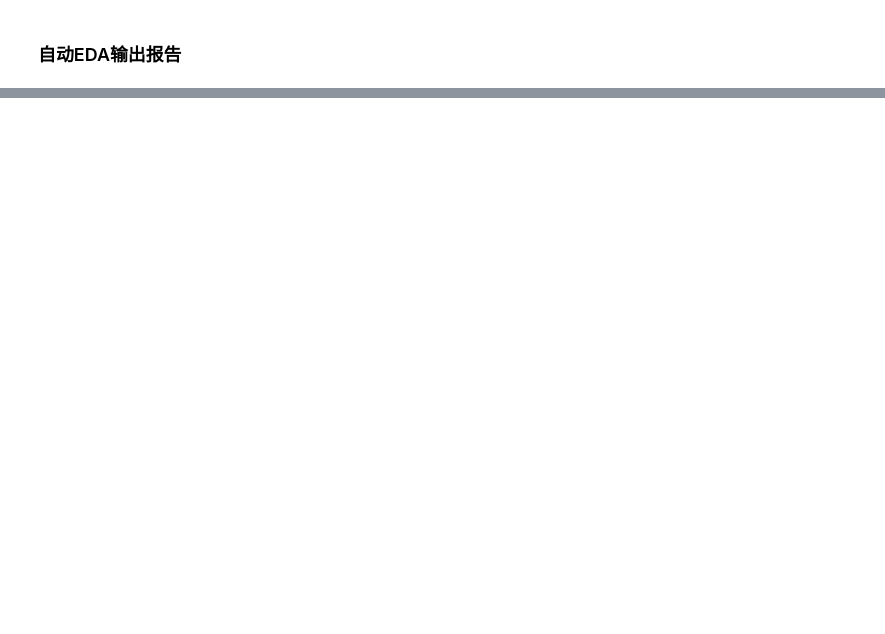
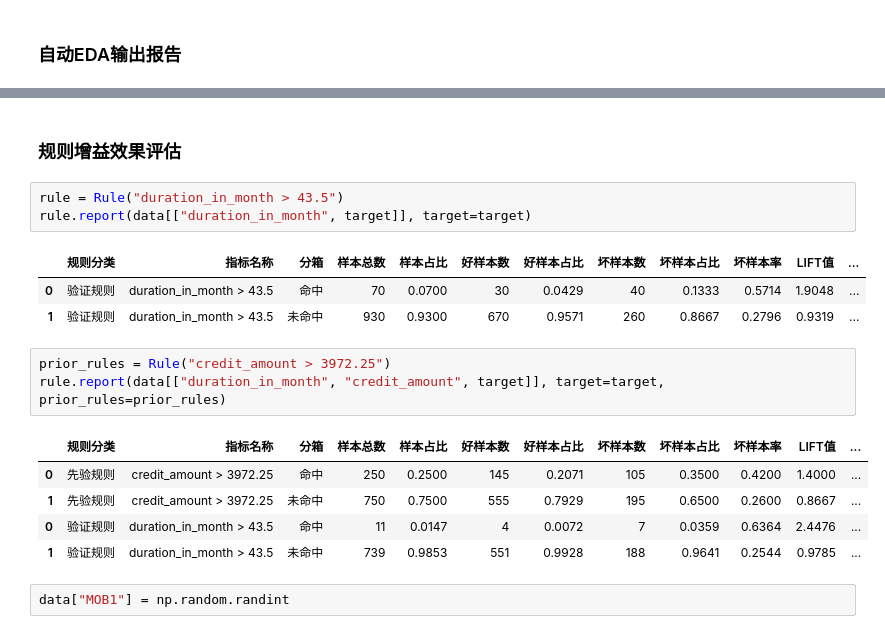
Before and after one commit to itlubber/scorecardpipeline, a Jupyter notebook: examples/auto_report.ipynb, the cells around one changed output, grey strips where cells are left out. Cells and saved outputs as stored; diff of their text form; blank space fills up the shorter version.

```diff
--- a/examples/auto_report.ipynb
+++ b/examples/auto_report.ipynb
@@ -91,0 +200,20 @@ Report model_report/auto_eda.html was generated.
+# %% [markdown]
+### 规则增益效果评估
+# %%
+rule = Rule("duration_in_month > 43.5")
+rule.report(data[["duration_in_month", target]], target=target)
+# %% [output]
+|  | 规则分类 | 指标名称 | 分箱 | 样本总数 | 样本占比 | 好样本数 | 好样本占比 | 坏样本数 | 坏样本占比 | 坏样本率 | LIFT值 | ... |
+| 0 | 验证规则 | duration_in_month > 43.5 | 命中 | 70 | 0.0700 | 30 | 0.0429 | 40 | 0.1333 | 0.5714 | 1.9048 | ... |
+| 1 | 验证规则 | duration_in_month > 43.5 | 未命中 | 930 | 0.9300 | 670 | 0.9571 | 260 | 0.8667 | 0.2796 | 0.9319 | ... |
+# %%
+prior_rules = Rule("credit_amount > 3972.25")
+rule.report(data[["duration_in_month", "credit_amount", target]], target=target, prior_rules=prior_rules)
+# %% [output]
+|  | 规则分类 | 指标名称 | 分箱 | 样本总数 | 样本占比 | 好样本数 | 好样本占比 | 坏样本数 | 坏样本占比 | 坏样本率 | LIFT值 | ... |
+| 0 | 先验规则 | credit_amount > 3972.25 | 命中 | 250 | 0.2500 | 145 | 0.2071 | 105 | 0.3500 | 0.4200 | 1.4000 | ... |
+| 1 | 先验规则 | credit_amount > 3972.25 | 未命中 | 750 | 0.7500 | 555 | 0.7929 | 195 | 0.6500 | 0.2600 | 0.8667 | ... |
+| 0 | 验证规则 | duration_in_month > 43.5 | 命中 | 11 | 0.0147 | 4 | 0.0072 | 7 | 0.0359 | 0.6364 | 2.4476 | ... |
+| 1 | 验证规则 | duration_in_month > 43.5 | 未命中 | 739 | 0.9853 | 551 | 0.9928 | 188 | 0.9641 | 0.2544 | 0.9785 | ... |
+# %%
+data["MOB1"] = np.random.randint
```
Also changed, not shown: parts of 8 cells of this notebook.
